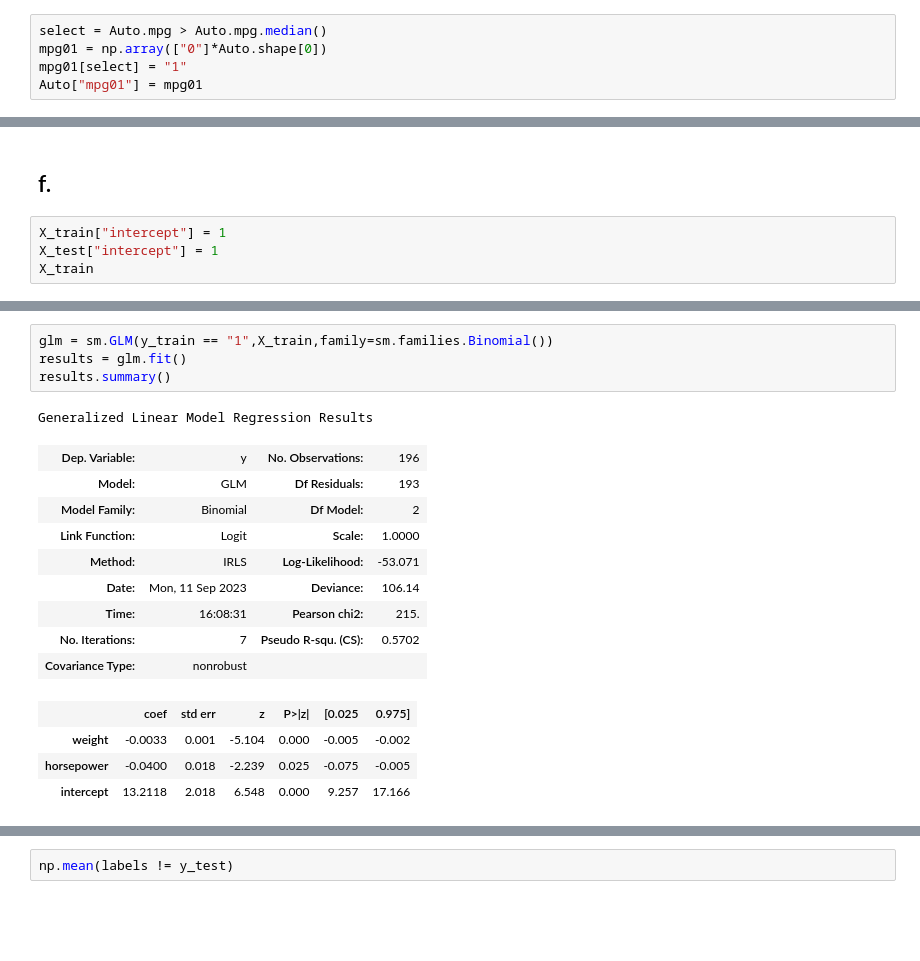
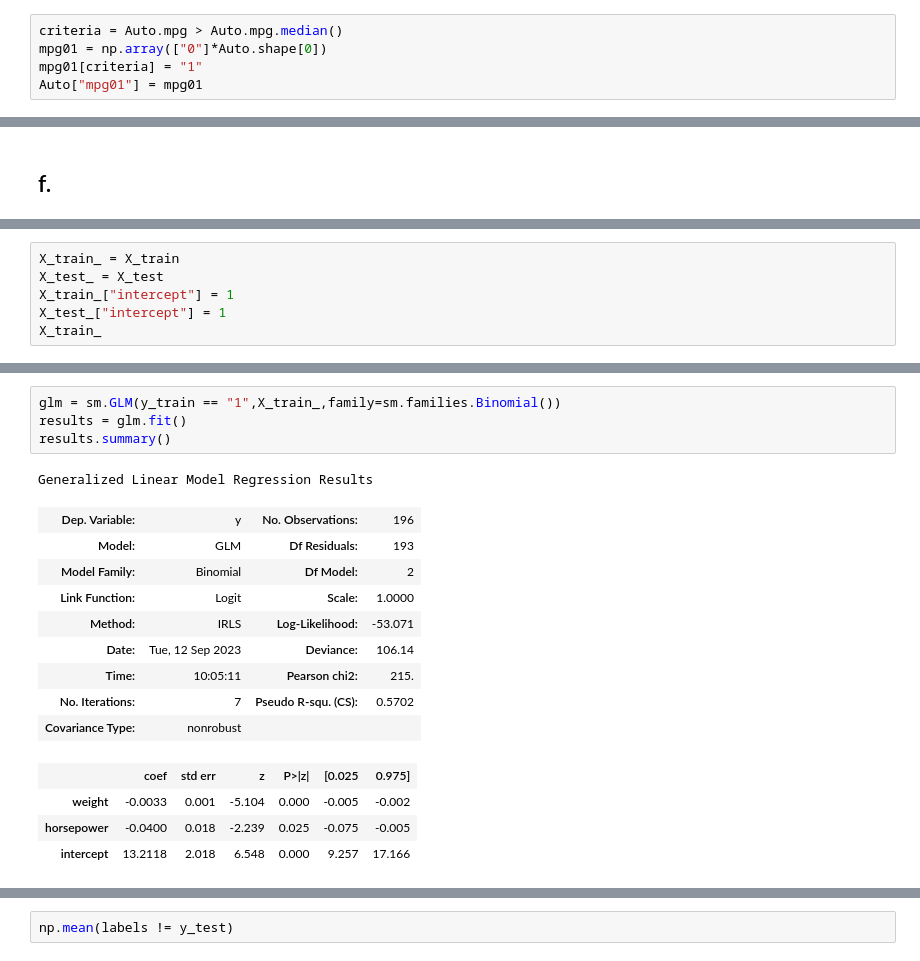
Before and after one commit to kirby88/islp, a Jupyter notebook: Chapter 4/4_14.ipynb, the cells around one changed output, grey strips where cells are left out. Drawn from its saved outputs; the diff is of its cells as text; blank space fills up the shorter version.

```diff
--- a/Chapter 4/4_14.ipynb
+++ b/Chapter 4/4_14.ipynb
@@ -22,9 +24,9 @@ Auto.shape, Auto.columns
 # %% [markdown]
 ## a.
 # %%
-select = Auto.mpg > Auto.mpg.median()
+criteria = Auto.mpg > Auto.mpg.median()
 mpg01 = np.array(["0"]*Auto.shape[0])
-mpg01[select] = "1"
+mpg01[criteria] = "1"
 Auto["mpg01"] = mpg01
 # %% [markdown]
 ## b.
@@ -94,7 +96,3 @@ np.mean(qda_pred != y_test)
 Test error for QDA is 13.3%
 # %% [markdown]
 ## f.
-# %%
-X_train["intercept"] = 1
-X_test["intercept"] = 1
-X_train
@@ -114,0 +99,6 @@ X_train
+# %%
+X_train_ = X_train
+X_test_ = X_test
+X_train_["intercept"] = 1
+X_test_["intercept"] = 1
+X_train_
@@ -115,16 +119,16 @@ X_train
 # %%
-glm = sm.GLM(y_train == "1",X_train,family=sm.families.Binomial())
+glm = sm.GLM(y_train == "1",X_train_,family=sm.families.Binomial())
 results = glm.fit()
 results.summary()
 # %% [output]
 Generalized Linear Model Regression Results
 | Dep. Variable: | y | No. Observations: | 196 |
 | Model: | GLM | Df Residuals: | 193 |
 | Model Family: | Binomial | Df Model: | 2 |
 | Link Function: | Logit | Scale: | 1.0000 |
 | Method: | IRLS | Log-Likelihood: | -53.071 |
-| Date: | Mon, 11 Sep 2023 | Deviance: | 106.14 |
-| Time: | 16:08:31 | Pearson chi2: | 215. |
+| Date: | Tue, 12 Sep 2023 | Deviance: | 106.14 |
+| Time: | 10:05:11 | Pearson chi2: | 215. |
 | No. Iterations: | 7 | Pseudo R-squ. (CS): | 0.5702 |
 | Covariance Type: | nonrobust |  |  |
 |  | coef | std err | z | P>|z| | [0.025 | 0.975] |
```
Also changed, not shown: parts of 10 cells of this notebook, 10 other files.
